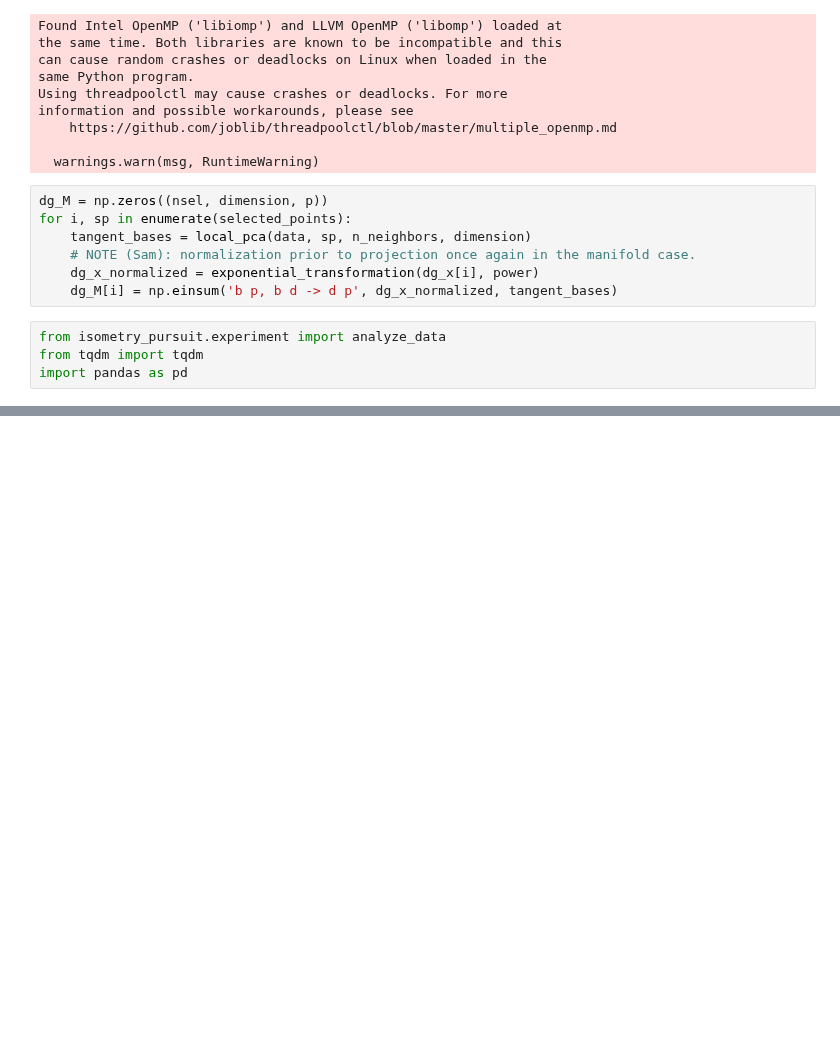
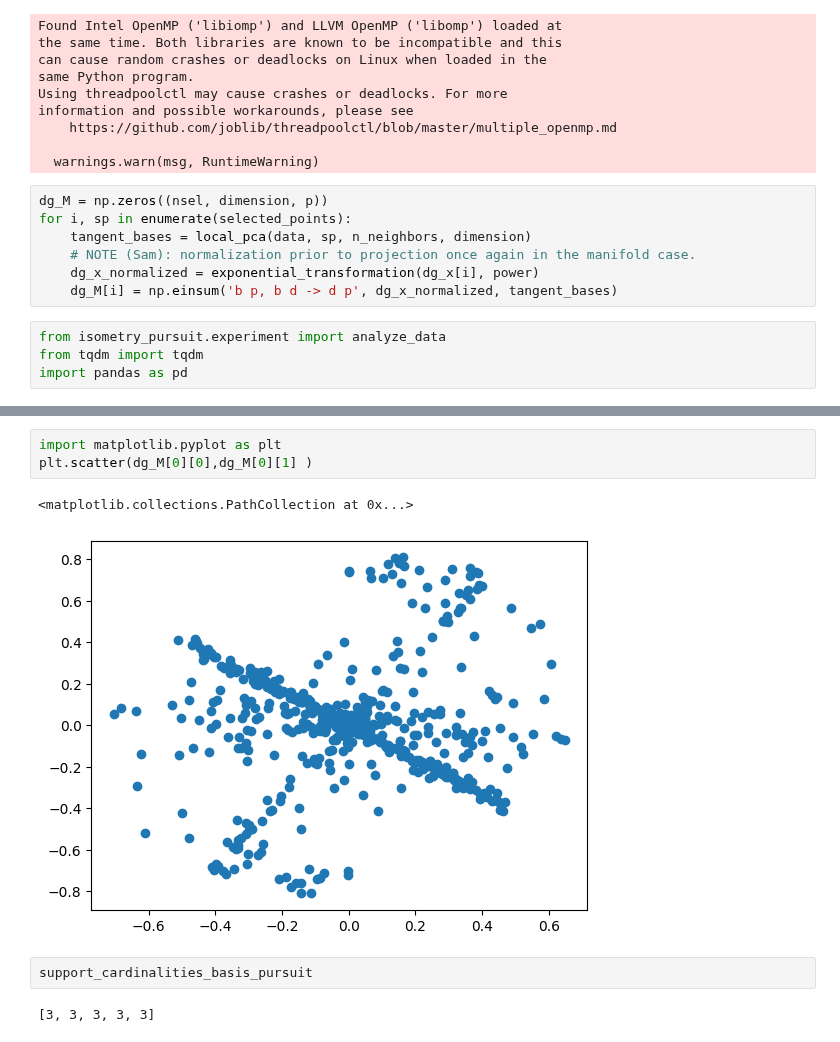
Before and after one commit to sjkoelle/isometry-pursuit, a Jupyter notebook: experiments/Ethanol.ipynb, the cells around one changed output, grey strips where cells are left out. Drawn from its saved outputs; the diff is of its cells as text; blank space fills up the shorter version.

```diff
--- a/experiments/Ethanol.ipynb
+++ b/experiments/Ethanol.ipynb
@@ -208,0 +247,10 @@ results_df.to_csv('/Users/samsonkoelle/isometry-pursuit/experiments/ethanol_resu
+# %%
+import matplotlib.pyplot as plt
+plt.scatter(dg_M[0][0],dg_M[0][1] )
+# %% [output]
+<matplotlib.collections.PathCollection at 0x...>
+[figure, added]
+# %%
+support_cardinalities_basis_pursuit
+# %% [output]
+[3, 3, 3, 3, 3]
```
Also changed, not shown: parts of 9 cells of this notebook, 8 other files.
